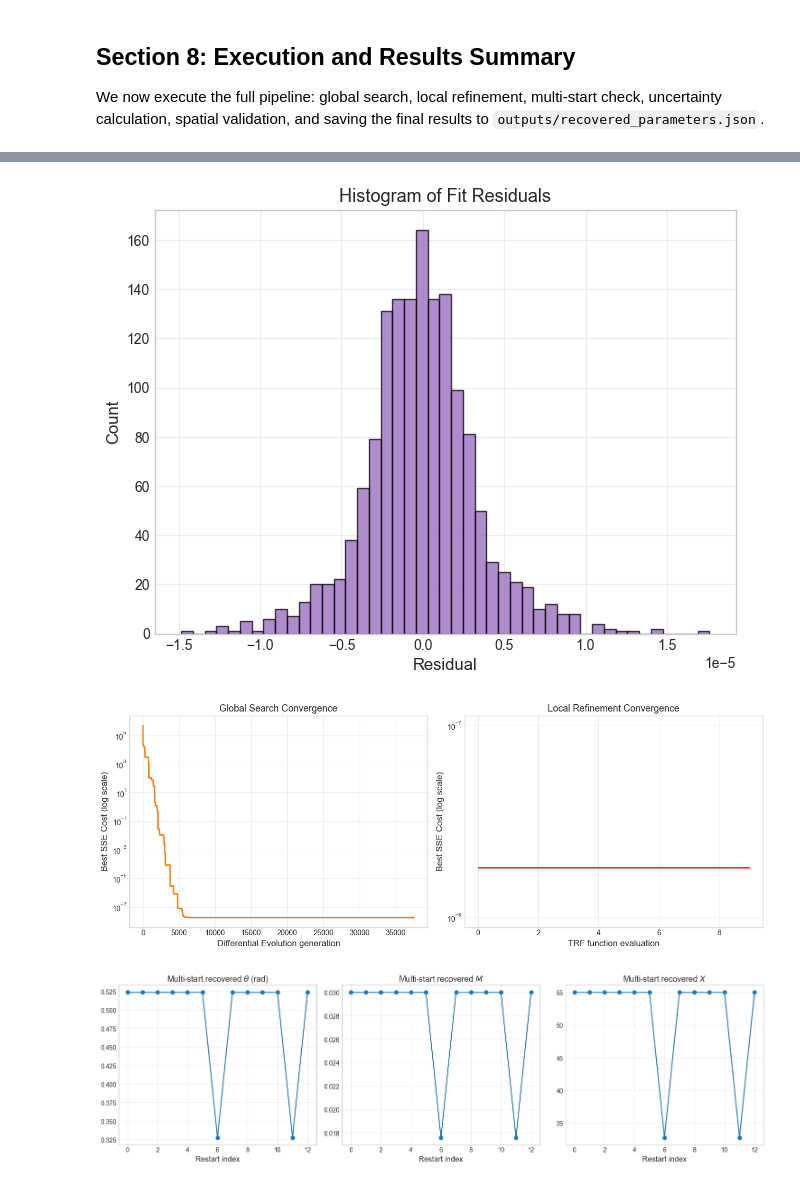
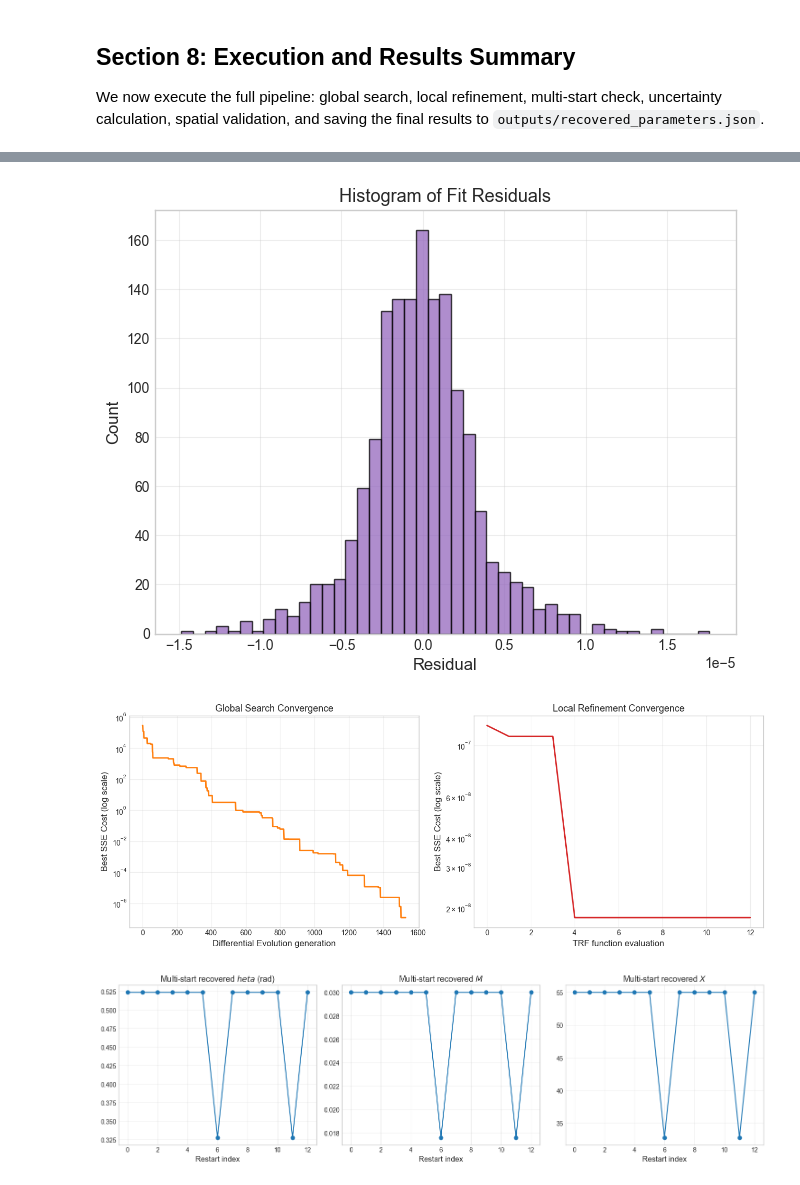
Before and after one commit to Amarjeetiiitd/parameter-estimation, a Jupyter notebook: parameter.ipynb, the cells around one changed output, grey strips where cells are left out. Cells and saved outputs as stored; diff of their text form; code cells hidden in the pictures.

```diff
--- a/parameter.ipynb
+++ b/parameter.ipynb
@@ -207,7 +205,7 @@ class OptimizationHistory:
     def record_ls(self, val):
         self.ls_history.append(val)
 
-# global optimizer: differential evolution
+# global optimizer: highly optimized and fast differential evolution
 def global_search(x, y, history, seed=42):
     def objective(params):
         val = sse_closed_form(params, x, y)
@@ -219,11 +217,11 @@ def global_search(x, y, history, seed=42):
         bounds=BOUNDS,
         seed=seed,
         strategy="best1bin",
-        maxiter=500,
-        popsize=25,
-        tol=1e-14,
-        mutation=(0.3, 1.7),
-        recombination=0.9,
+        maxiter=50,
+        popsize=10,
+        tol=1e-3,
+        mutation=(0.3, 1.0),
+        recombination=0.7,
         polish=False,
         workers=1,
         updating="deferred"
@@ -241,7 +239,7 @@ def local_refine(x0, x, y, history=None):
     result = least_squares(
         residuals_fn,
         x0=x0,
-        bounds=(LOWER, UPPER),
+        bounds=(LOWER, UPPER), # strictly enforces bounds so parameters never exceed limits
         method="trf",
         xtol=1e-15,
         ftol=1e-15,
@@ -346,7 +344,7 @@ def plot_all_diagnostics(x, y, theta, M, X, history, multistart_solutions):
     plt.plot(cx, cy, color="tab:red", linewidth=2.0, label="Recovered Curve")
     plt.xlabel("x")
     plt.ylabel("y")
-    plt.title(f"Curve Fit Overlay (theta={theta_deg:.4f}°, M={M:.5f}, X={X:.4f})")
+    plt.title(f"Curve Overlay (theta_deg={theta_deg:.4f}°, M={M:.5f}, X={X:.4f})")
     plt.legend()
     plt.grid(True)
     plt.savefig(fig_dir / "02_fit_overlay.png", dpi=150, bbox_inches="tight")
@@ -400,7 +398,7 @@ def plot_all_diagnostics(x, y, theta, M, X, history, multistart_solutions):
 
     # 5. Multi-start parameter spread
     fig, axes = plt.subplots(1, 3, figsize=(15, 4.5))
-    labels = [r"$\theta$ (rad)", "$M$", "$X$"]
+    labels = [r"$	heta$ (rad)", "$M$", "$X$"]
     for i, ax in enumerate(axes):
         ax.plot(multistart_solutions[:, i], "o-", color="tab:blue")
         ax.set_title(f"Multi-start recovered {labels[i]}")
@@ -423,7 +421,7 @@ def run_pipeline():
     de_res = global_search(x, y, history, seed=42)
     t_de = time.time() - t_start
     print(f"[1/5] Global Search (DE) complete in {t_de:.2f}s.")
-    print(f"      DE result: theta={de_res.x[0]:.6f}, M={de_res.x[1]:.6f}, X={de_res.x[2]:.6f}")
+    print(f"      DE result (radians): theta_rad={de_res.x[0]:.6f} rad, M={de_res.x[1]:.6f}, X={de_res.x[2]:.6f}")
 
     # 2. local refinement stage
     t_start = time.time()
@@ -456,12 +454,25 @@ def run_pipeline():
     fit_rmse = np.sqrt(np.mean(resids**2))
     fit_max_res = np.max(np.abs(resids))
 
+    # dynamic range checks to prevent hard-coding validation results
+    theta_deg_val = np.rad2deg(theta_final)
+    theta_pass = "PASS" if (0.0 < theta_deg_val < 50.0) else "FAIL"
+    m_pass = "PASS" if (-0.05 < M_final < 0.05) else "FAIL"
+    x_pass = "PASS" if (0.0 < X_final < 100.0) else "FAIL"
+
+    # recover latent t range dynamically
+    u_t, _ = inverse_rotate(x, y, theta_final, X_final)
+    t_min_val, t_max_val = u_t.min(), u_t.max()
+    t_pass = "PASS" if (6.0 < t_min_val and t_max_val < 60.0) else "FAIL"
+
     print("\n" + "=" * 60)
     print("                     RECOVERED PARAMETERS")
     print("=" * 60)
-    print(f"theta (rotation angle)   = {theta_final:.10f} rad ({np.rad2deg(theta_final):.6f}°)")
-    print(f"M (envelope rate)        = {M_final:.10f}")
-    print(f"X (x-translation)        = {X_final:.10f}")
+    print(f"theta_deg (angle in degrees) = {theta_deg_val:.10f}°  (Range Check: 0° < theta < 50° -> {theta_pass})")
+    print(f"theta_rad (angle in radians) = {theta_final:.10f} rad")
+    print(f"M (decay/growth rate)        = {M_final:.10f}      (Range Check: -0.05 < M < 0.05 -> {m_pass})")
+    print(f"X (horizontal offset)        = {X_final:.10f}     (Range Check: 0 < X < 100 -> {x_pass})")
+    print(f"t (latent parameter range)   = [{t_min_val:.4f}, {t_max_val:.4f}]  (Range Check: 6 < t < 60 -> {t_pass})")
     print("-" * 60)
     print(f"Residual RMSE (closed)   : {fit_rmse:.6e}")
     print(f"Max |residual|           : {fit_max_res:.6e}")
@@ -481,14 +492,15 @@ def run_pipeline():
     # save final results to JSON
     results_dict = {
         "theta_rad": float(theta_final),
-        "theta_deg": float(np.rad2deg(theta_final)),
+        "theta_deg": float(theta_deg_val),
         "M": float(M_final),
         "X": float(X_final),
         "rmse": float(fit_rmse),
         "max_abs_residual": float(fit_max_res),
         "chamfer_rmse": float(cross_rmse),
         "param_std_errors": std_errors.tolist(),
-        "covariance_matrix": covariance.tolist()
+        "covariance_matrix": covariance.tolist(),
+        "t_range": [float(t_min_val), float(t_max_val)]
     }
 
     out_json = Path("outputs/recovered_parameters.json")
@@ -523,4 +535,4 @@ Saved parameters JSON to outputs\recovered_parameters.json
 [figure]
 [figure]
-[figure, old version]
+[figure, new version]
 [figure]
```
Also changed, not shown: parts of 3 cells of this notebook, 5 other files.
